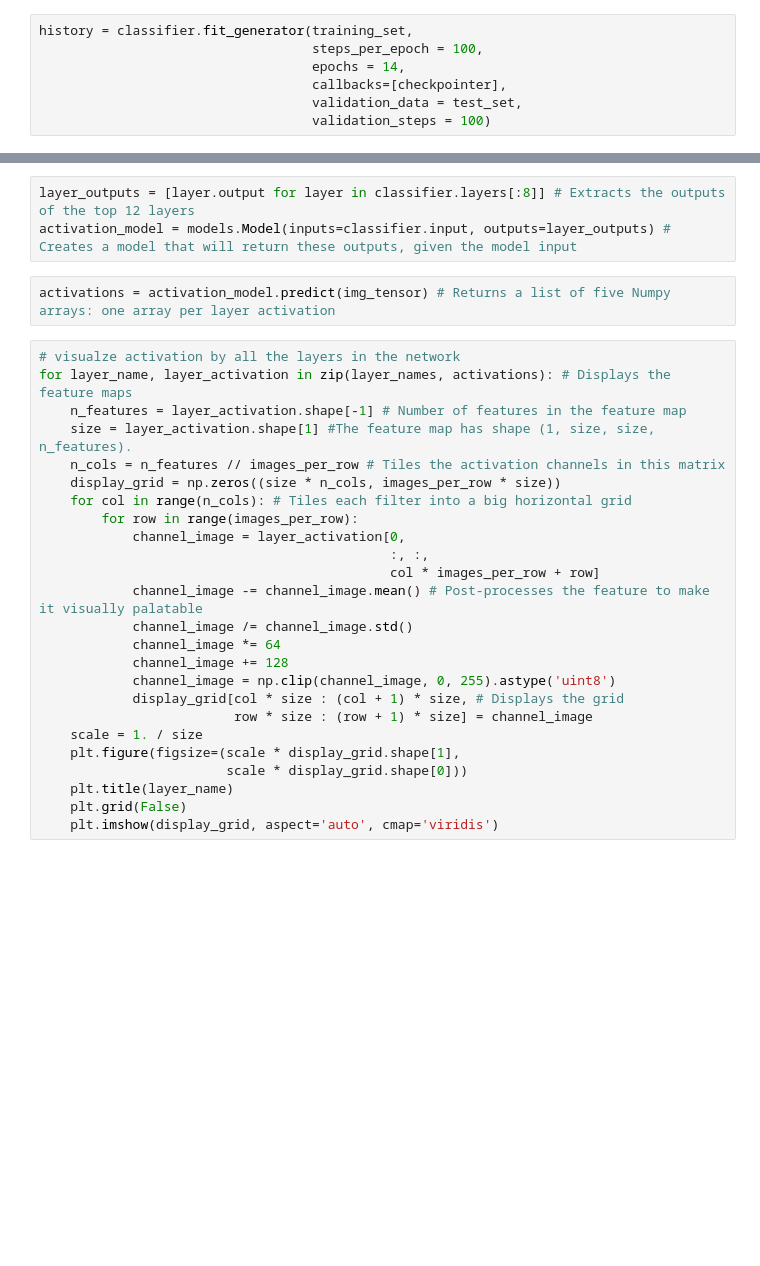
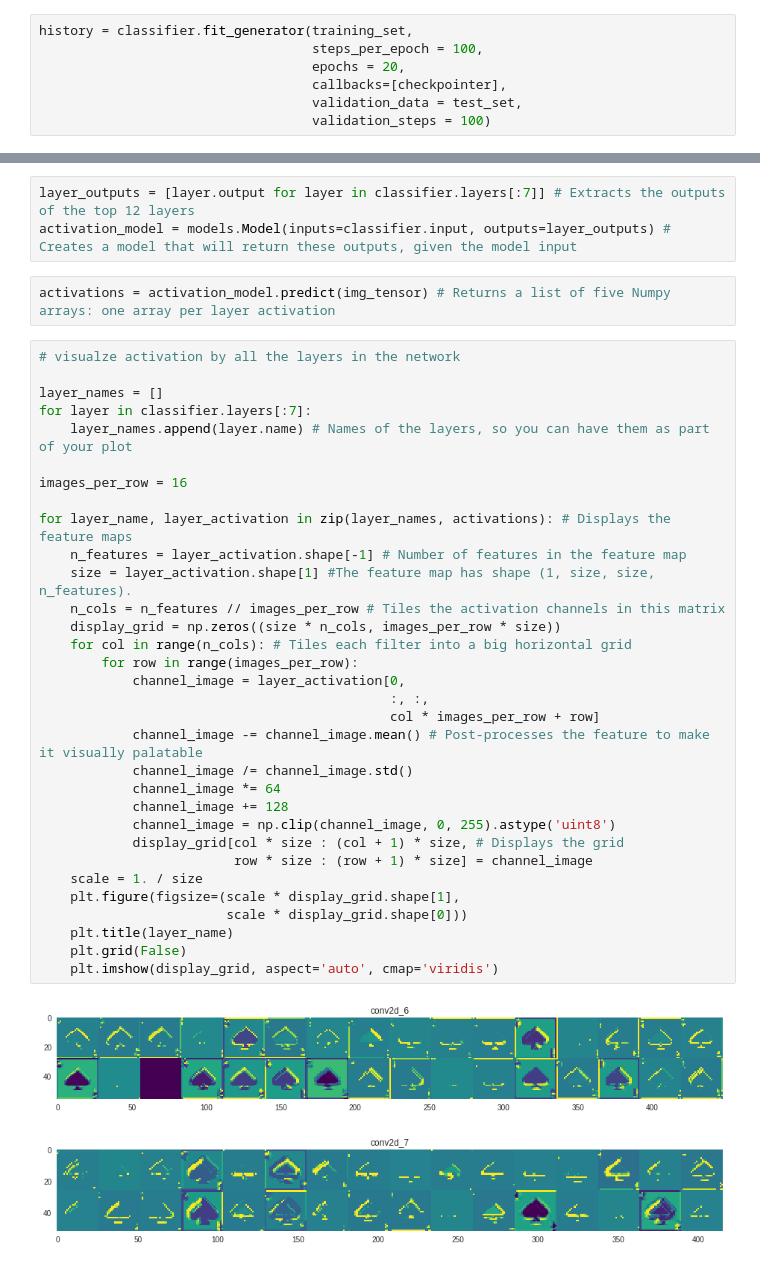
Before and after one commit to ritigupta07/CNN-Suit-Detection-on-a-playing-card, a Jupyter notebook: SuitDetection.ipynb, the cells around one changed output, grey strips where cells are left out. Cells and saved outputs as stored; diff of their text form; blank space fills up the shorter version.

```diff
--- a/SuitDetection.ipynb
+++ b/SuitDetection.ipynb
@@ -89,7 +100,7 @@ checkpointer = ModelCheckpoint(filepath="best_weights.hdf5",
 # %%
 history = classifier.fit_generator(training_set,
                                    steps_per_epoch = 100,
-                                   epochs = 14,
+                                   epochs = 20,
                                    callbacks=[checkpointer],
                                    validation_data = test_set,
                                    validation_steps = 100)
@@ -143,30 +180,40 @@ print("Predicted class is:",classes)
 # %%
-layer_outputs = [layer.output for layer in classifier.layers[:8]] # Extracts the outputs of the top 12 layers
+layer_outputs = [layer.output for layer in classifier.layers[:7]] # Extracts the outputs of the top 12 layers
 activation_model = models.Model(inputs=classifier.input, outputs=layer_outputs) # Creates a model that will return these outputs, given the model input
 # %%
 activations = activation_model.predict(img_tensor) # Returns a list of five Numpy arrays: one array per layer activation
 # %%
 # visualze activation by all the layers in the network
+
+layer_names = []
+for layer in classifier.layers[:7]:
+    layer_names.append(layer.name) # Names of the layers, so you can have them as part of your plot
+
+images_per_row = 16
+
 for layer_name, layer_activation in zip(layer_names, activations): # Displays the feature maps
     n_features = layer_activation.shape[-1] # Number of features in the feature map
     size = layer_activation.shape[1] #The feature map has shape (1, size, size, n_features).
     n_cols = n_features // images_per_row # Tiles the activation channels in this matrix
     display_grid = np.zeros((size * n_cols, images_per_row * size))
     for col in range(n_cols): # Tiles each filter into a big horizontal grid
         for row in range(images_per_row):
             channel_image = layer_activation[0,
                                              :, :,
                                              col * images_per_row + row]
             channel_image -= channel_image.mean() # Post-processes the feature to make it visually palatable
             channel_image /= channel_image.std()
             channel_image *= 64
             channel_image += 128
             channel_image = np.clip(channel_image, 0, 255).astype('uint8')
             display_grid[col * size : (col + 1) * size, # Displays the grid
                          row * size : (row + 1) * size] = channel_image
     scale = 1. / size
     plt.figure(figsize=(scale * display_grid.shape[1],
                         scale * display_grid.shape[0]))
     plt.title(layer_name)
     plt.grid(False)
     plt.imshow(display_grid, aspect='auto', cmap='viridis')
+# %% [output]
+[figure, added]
+[figure, added]
```
Also changed, not shown: parts of 10 cells of this notebook.
